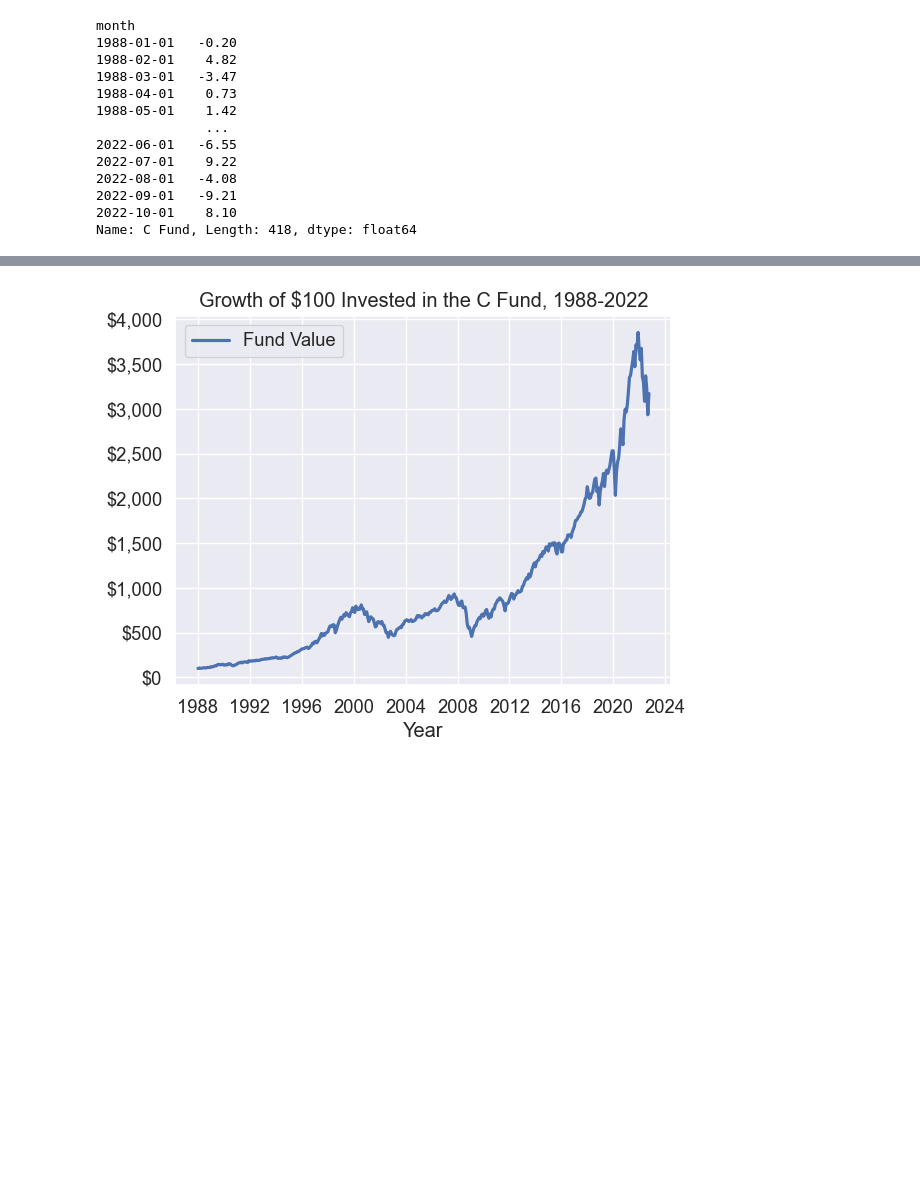
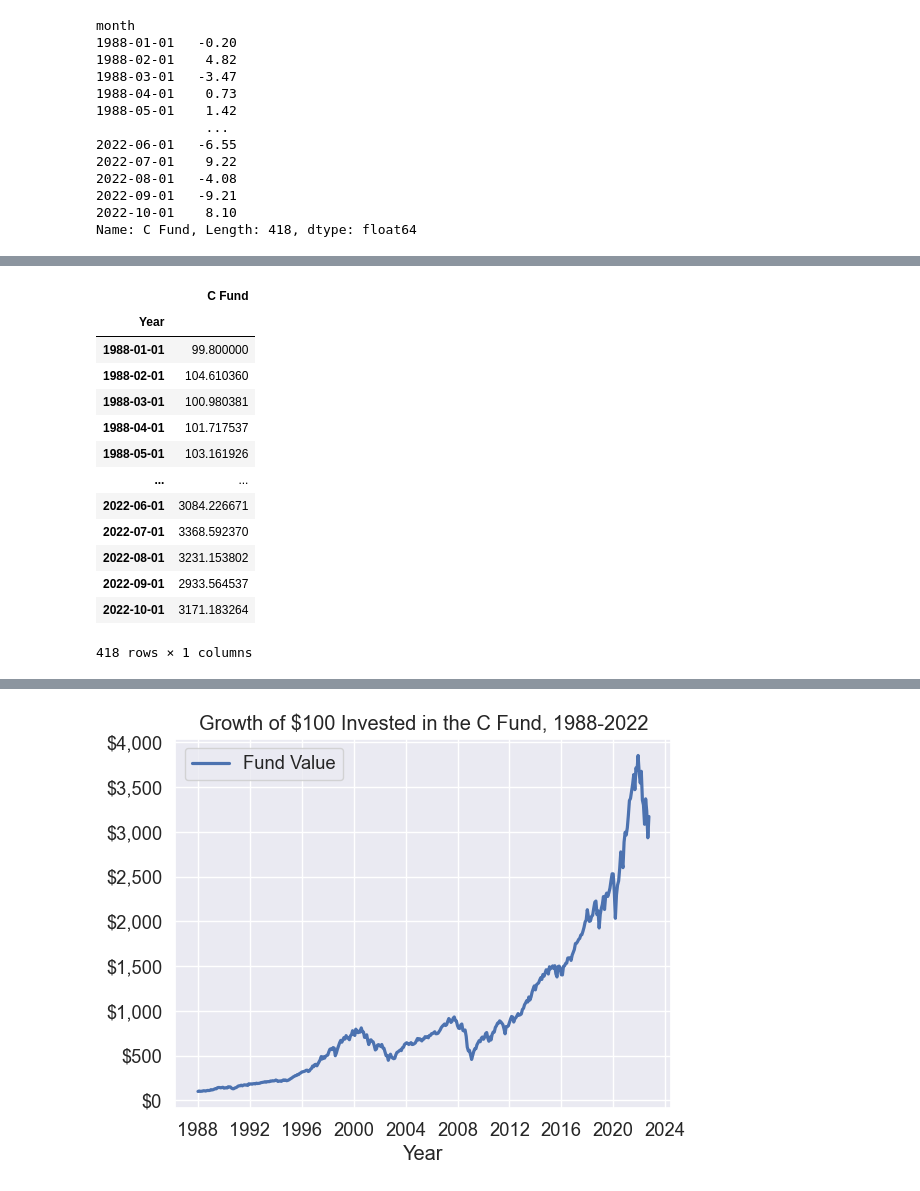
Before and after one commit to TSPstrategies/TSPCFundat35, a Jupyter notebook: C Fund Long Term Data_Final.ipynb, the cells around one changed output, grey strips where cells are left out. Saved outputs shown, nothing was run; the diff lists cells and outputs as text; code cells hidden in the pictures; blank space fills up the shorter version.

```diff
--- a/C Fund Long Term Data_Final.ipynb
+++ b/C Fund Long Term Data_Final.ipynb
@@ -147,3 +199,26 @@ def returns_of_monthly_investment(df, initial_investment, monthly_investment):
         x = z + (x * (1 + (value * .01)))
         returns.update({index: x})
     return returns
+# %%
+# Data of returns on $100 invested in the C Fund
+
+returns_c = pd.DataFrame(returns_of_initial_investment(slice_c, 100), index=[0]).T
+returns_c.rename(columns={0: 'C Fund'}, inplace=True)
+returns_c.rename_axis(['Year'], inplace=True)
+
+returns_c
+# %% [output]
+|  | C Fund |
+| Year |  |
+| 1988-01-01 | 99.800000 |
+| 1988-02-01 | 104.610360 |
+| 1988-03-01 | 100.980381 |
+| 1988-04-01 | 101.717537 |
+| 1988-05-01 | 103.161926 |
+| ... | ... |
+| 2022-06-01 | 3084.226671 |
+| 2022-07-01 | 3368.592370 |
+| 2022-08-01 | 3231.153802 |
+| 2022-09-01 | 2933.564537 |
+| 2022-10-01 | 3171.183264 |
+418 rows × 1 columns
```
Also changed, not shown: parts of 11 cells of this notebook, 2 other files.
